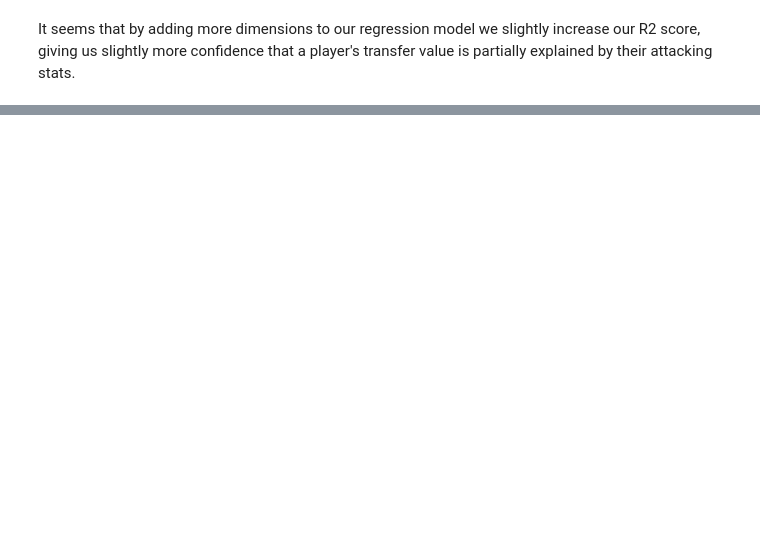
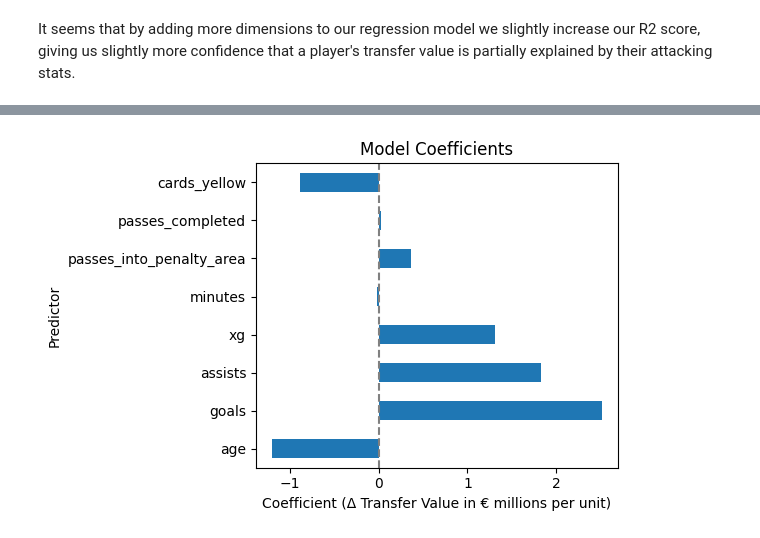
Before and after one commit to AbrahamKAustin/Key-Determinants-of-Soccer-FW-Value, a Jupyter notebook: Goal_To_Transfer_Value_New.ipynb, the cells around one changed output, grey strips where cells are left out. Saved outputs shown, nothing was run; the diff lists cells and outputs as text; code cells hidden in the pictures; blank space fills up the shorter version.

```diff
--- a/Goal_To_Transfer_Value_New.ipynb
+++ b/Goal_To_Transfer_Value_New.ipynb
@@ -216,0 +333,16 @@ It seems that by adding more dimensions to our regression model we slightly incr
+# %%
+
+actual = fw["value_m_eur"]
+pred = best_model.fittedvalues
+
+plt.figure(figsize=(6,4))
+coef = best_model.params.drop("const")
+coef.plot(kind="barh")
+plt.xlabel("Coefficient (Δ Transfer Value in € millions per unit)")
+plt.ylabel("Predictor")
+plt.title("Model Coefficients")
+plt.axvline(0, color="grey", linestyle="--")
+plt.tight_layout()
+plt.show()
+# %% [output]
+[figure, added]
```
Also changed, not shown: parts of 11 cells of this notebook, 1 other file.
